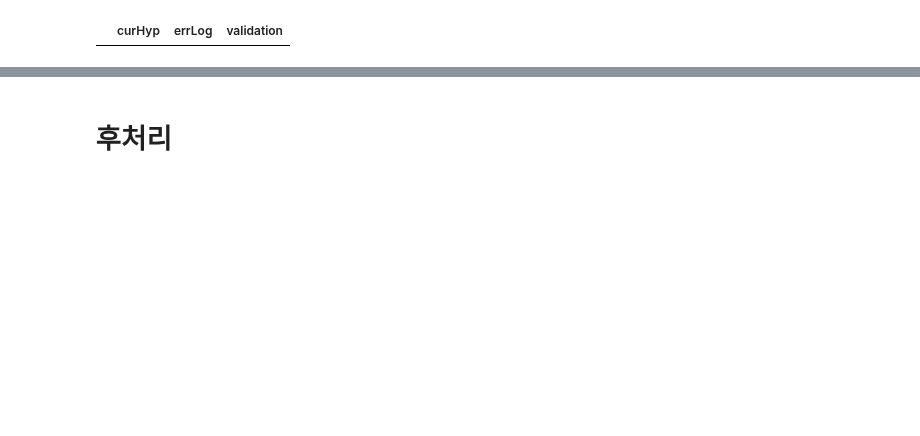
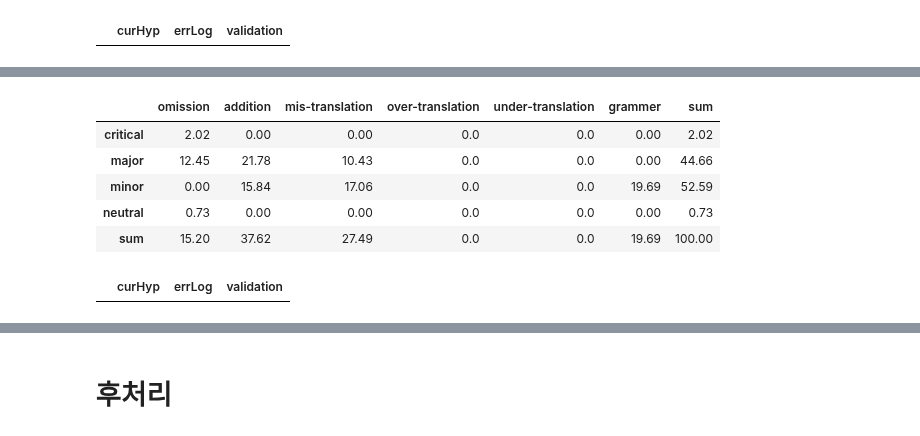
Before and after one commit to tjtmddnjswkd/capstone, a Jupyter notebook: 3_make_errors/e4_make_errors_all.ipynb, the cells around one changed output, grey strips where cells are left out. Saved outputs shown, nothing was run; the diff lists cells and outputs as text; code cells hidden in the pictures; blank space fills up the shorter version.

```diff
--- a/3_make_errors/e4_make_errors_all.ipynb
+++ b/3_make_errors/e4_make_errors_all.ipynb
@@ -903,7 +1033,0 @@ Name: curHyp, Length: 4136, dtype: object
-# %%
-drop_index = need_josa[need_josa.apply(len)==0].index
-jsg_index = list(set(jsg_index)-set(drop_index))
-need_josa.drop(index=drop_index, axis=0, inplace=True)
-# %%
-josa_elem = need_josa.apply(lambda x: list(set([val[0] for val in x])))
-josa_elem
@@ -923,12 +1033,0 @@ Name: curHyp, Length: 4132, dtype: object
-# %%
-for i in jsg_index:
-    target = josa_elem[i]
-    np.random.seed(1010)
-    np.random.shuffle(target)
-    print(target)
-    for word in target:
-        try:
-            print(replace_inteli(df_mit.loc[jsg_index], i, word, jsd[word]))
-        except:
-            pass
-    break
@@ -939,10 +1034,14 @@ for i in jsg_index:
 # %%
 def josa_mistranslation(df, ratio, seed):
     df_t = copy_df(df)
-    js_mstr_index = random_index(df_t, ratio, seed)
+    js_mstr_index = random_index(df_t.drop(index=dindex_dict["grammer"]), ratio, seed)
     js_tokens = df_t.loc[js_mstr_index].curHyp.apply(lambda x: kiwi.tokenize(x))
 
-    jsd = {"가":"이", "을":"를", "로써":"으로써", "로서":"으로서", "로":"으로", "로부터":"으로부터", "란":"이란", "나":"이나", "와":"과"}
+    jsd = {
+        "가":"이", "을":"를", "로써":"으로써", "로서":"으로서",
+        "로":"으로", "로부터":"으로부터", "란":"이란", "나":"이나",
+        "와":"과", "랑":"이랑", "이랑":"랑", "며":"이며", "이며":"며"
+        }
     keys = list(jsd.keys())
     for key in keys:
         jsd[jsd[key]] = key
@@ -962,23 +1061,25 @@ def josa_mistranslation(df, ratio, seed):
     result = df_t.loc[js_mstr_index]
 
     for i in js_mstr_index:
-        dindex_dict["grammer"].append(i)
         cur_hyp = result.loc[i, "curHyp"]
         target = josa_elem[i]
         np.random.shuffle(target)
         for word in target:
             try:
                 conv_hyp, start, conv_word = replace_inteli(result, i, word, jsd[word])
+                result.loc[i, "curHyp"] = conv_hyp
+                input_errors(result, i, 'minor', start, conv_word, 'grammer')
+
+                move_index(result, i, start, conv_word)
+                result.loc[i, "errLog"]["grammer"] = {"start_idx": start, "text": conv_word}
+                dindex_dict["grammer"].append(i)
+                break
             except:
                 pass
-        result.loc[i, "curHyp"] = conv_hyp
-        input_errors(result, i, 'minor', start, conv_word, 'grammer')
 
-        move_index(result, i, start, conv_word)
-        result.loc[i, "errLog"]["grammer"] = {"start_idx": start, "text": conv_word}
     return convert_df(df, result)
 
-df_jmt = josa_mistranslation(df_mit, 0.2, 1010)
+df_jmt = josa_mistranslation(df_rpnm, 0.2, 1010)
 # %%
 temp = check_memorize(df_jmt.loc[jsg_index])
 temp
@@ -1004,0 +1106,9 @@ grammer:  4132
+# %%
+errors_report(df_jmt, True)
+# %% [output]
+|  | omission | addition | mis-translation | over-translation | under-translation | grammer | sum |
+| critical | 2.02 | 0.00 | 0.00 | 0.0 | 0.0 | 0.00 | 2.02 |
+| major | 12.45 | 21.78 | 10.43 | 0.0 | 0.0 | 0.00 | 44.66 |
+| minor | 0.00 | 15.84 | 17.06 | 0.0 | 0.0 | 19.69 | 52.59 |
+| neutral | 0.73 | 0.00 | 0.00 | 0.0 | 0.0 | 0.00 | 0.73 |
+| sum | 15.20 | 37.62 | 27.49 | 0.0 | 0.0 | 19.69 | 100.00 |
@@ -1004,0 +1143,7 @@ grammer:  4132
+# %%
+temp = check_memorize(df_hada.loc[handa_index])
+temp
+ttp = temp.loc[temp.errLog.apply(lambda i: "grammer" in i)]
+ttp.loc[ttp["errLog"].apply(lambda x: x["grammer"]["text"]) != ttp["validation"].apply(lambda y: y["grammer"])]
+# %% [output]
+|  | curHyp | errLog | validation |
```
Also changed, not shown: parts of 57 cells of this notebook.
